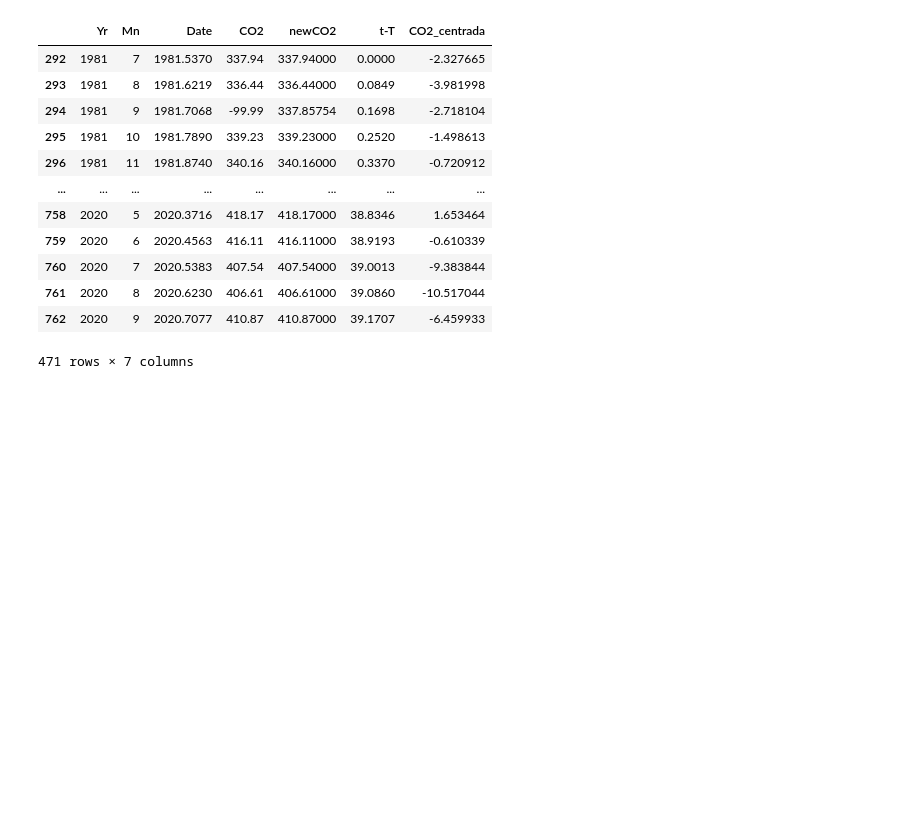
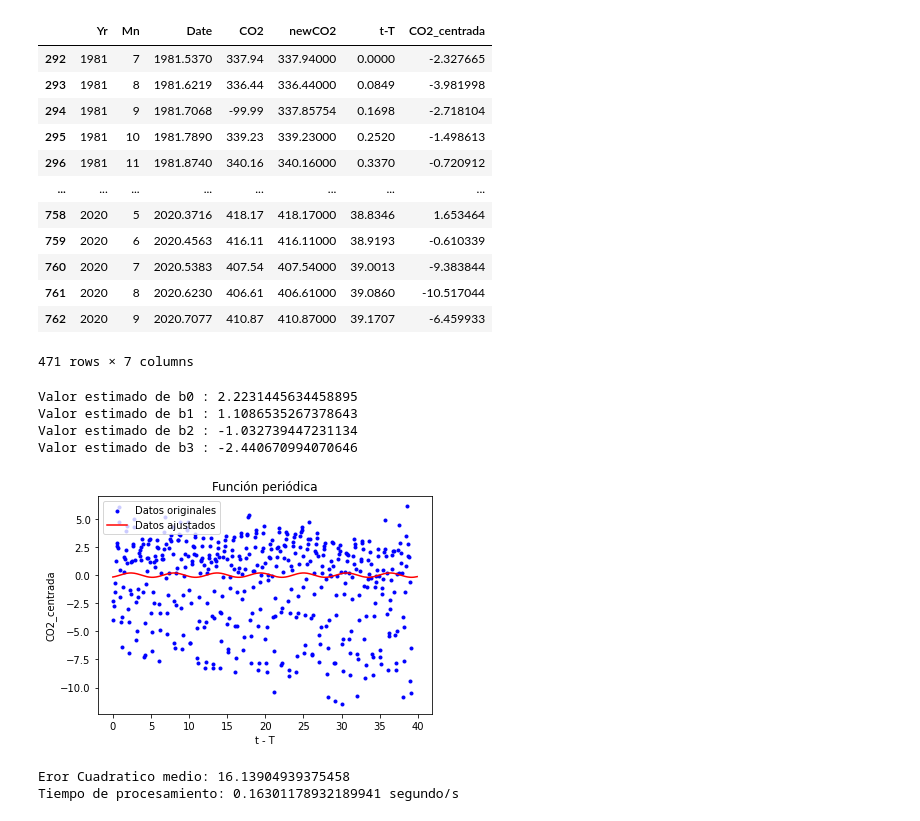
Before and after one commit to rlg23/Grupo2, a Jupyter notebook: TareaGrupo2_JC.ipynb, the cells around one changed output. Cells and saved outputs as stored; diff of their text form; code cells hidden in the pictures; blank space fills up the shorter version.

```diff
--- a/TareaGrupo2_JC.ipynb
+++ b/TareaGrupo2_JC.ipynb
@@ -551,3 +551,73 @@ data_f
 | 761 | 2020 | 8 | 2020.6230 | 406.61 | 406.61000 | 39.0860 | -10.517044 |
 | 762 | 2020 | 9 | 2020.7077 | 410.87 | 410.87000 | 39.1707 | -6.459933 |
 471 rows × 7 columns
+# %%
+import pandas as pd
+import numpy as np
+import matplotlib.pyplot as plt
+import scipy
+from scipy import optimize
+from scipy.optimize import curve_fit
+from sklearn.metrics import mean_squared_error
+import time
+#Se toma la hora de iniciciacion del programa
+start=time.time()
+
+from math import exp, sin
+#se ingresa la funcion
+def function(x,b0,b1,b2,b3):
+   return b0*np.sin(b1*x + b2)*np.exp(b3)
+
+#Se reescriben los datos necesarios como un array
+x=data_f['t-T']
+x=np.array(x)
+
+
+y=data_f['CO2_centrada']
+y=np.array(y)
+
+t= data_f['Date']
+t=np.array(t)
+
+#Optimizacion de la funcion y valors betha
+popt,cov=scipy.optimize.curve_fit(function, x, y)
+b0,b1,b2,b3= popt
+
+#Minimo
+x_new_value = np.arange(min(x), 40,0.08495)
+z_new_value = function(x_new_value, b0,b1,b2,b3)
+
+#Ploteo
+plt.scatter(x,y,color="blue",label='Datos originales',marker='.')
+plt.legend(loc='upper left')
+plt.plot(x_new_value,z_new_value,color="red",label='Datos ajustados')
+plt.legend(loc='upper left')
+plt.xlabel('t - T')
+plt.ylabel('CO2_centrada')
+print("Valor estimado de b0 : "+ str(b0))
+print("Valor estimado de b1 : " + str(b1))
+print("Valor estimado de b2 : "+ str(b2))
+print("Valor estimado de b3 : " + str(b3))
+
+plt.title("Función periódica")
+plt.show()
+
+#Error Cuadratico medio
+f= b0 * np.sin ( b1 * x + b2) * np.exp(b3 * t )
+
+
+f=np.array(f)
+ECM=mean_squared_error(y,f)
+print('Eror Cuadratico medio: '+str(ECM))
+
+#Se toma la hora de finalizacion del programa
+stop=time.time()
+print('Tiempo de procesamiento: '+str(stop-start)+' segundo/s')
+# %% [output]
+Valor estimado de b0 : 2.2231445634458895
+Valor estimado de b1 : 1.1086535267378643
+Valor estimado de b2 : -1.032739447231134
+Valor estimado de b3 : -2.440670994070646
+[figure, added]
+Eror Cuadratico medio: 16.13904939375458
+Tiempo de procesamiento: 0.16301178932189941 segundo/s
```
Also changed, not shown: parts of 5 cells of this notebook.
